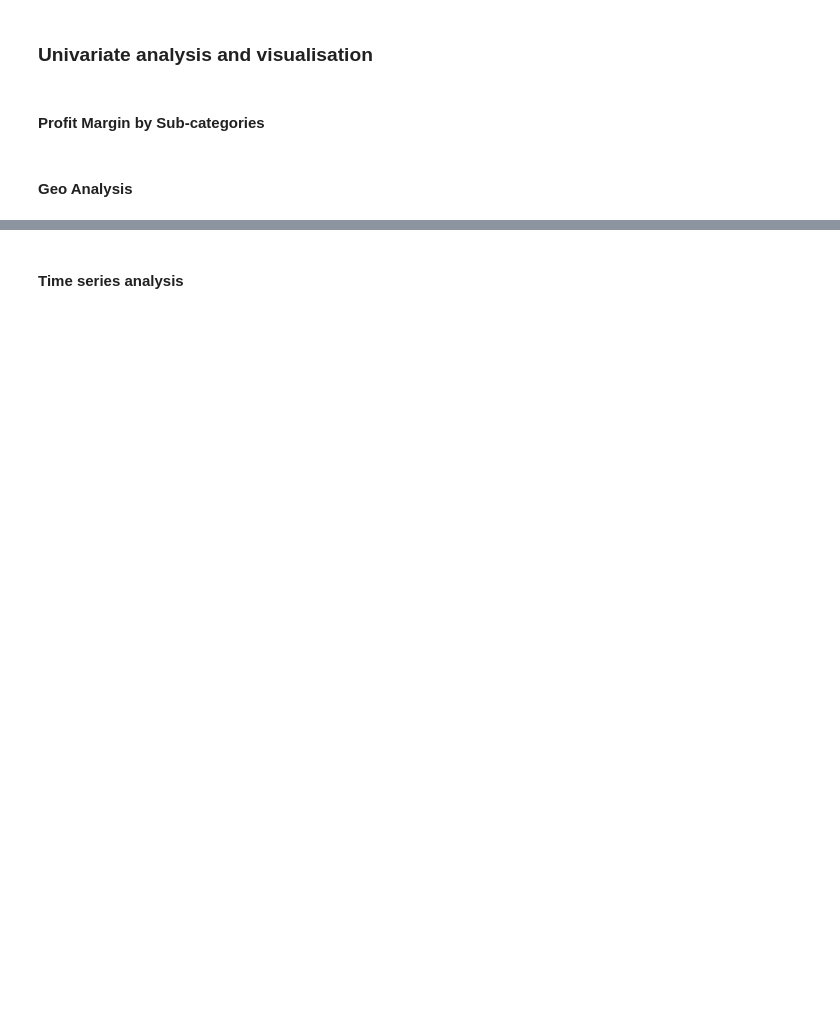
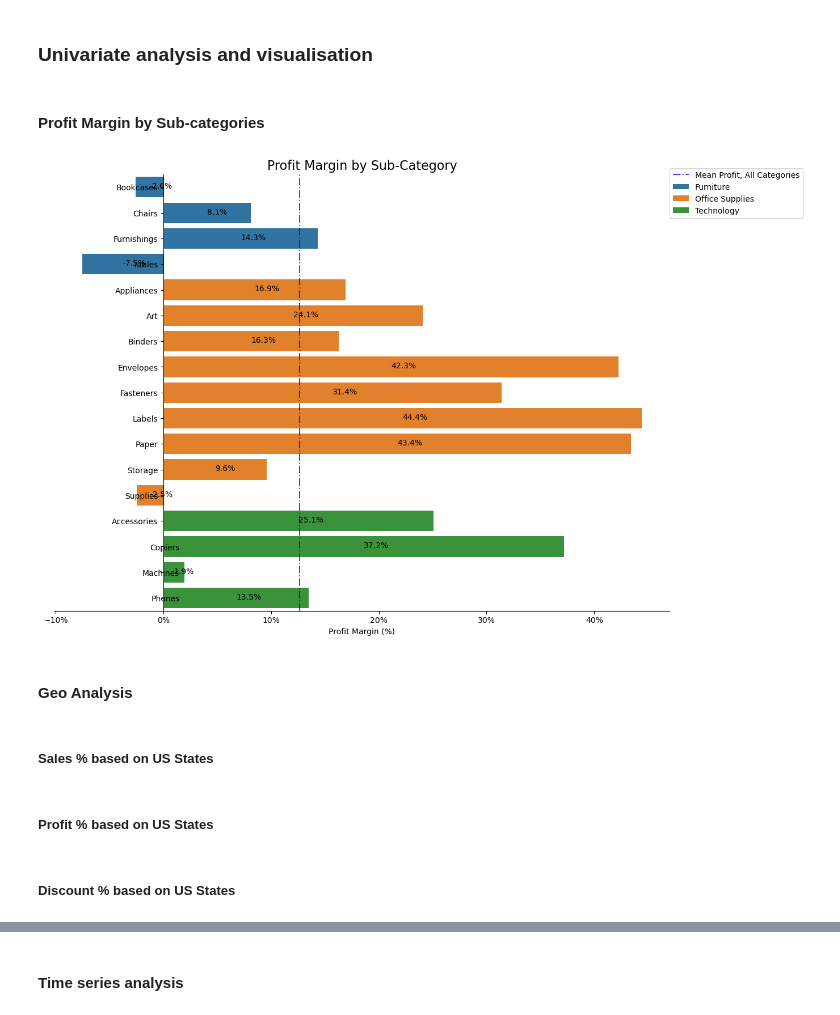
Before and after one commit to nareshwar/uhull-module-1, a Jupyter notebook: assignment_notebook/assignment_final.ipynb, the cells around one changed output, grey strips where cells are left out. Saved outputs shown, nothing was run; the diff lists cells and outputs as text; code cells hidden in the pictures; blank space fills up the shorter version.

```diff
--- a/assignment_notebook/assignment_final.ipynb
+++ b/assignment_notebook/assignment_final.ipynb
@@ -570,39 +804,41 @@ sns.barplot(y=sales_per_cat_subcat['Sub-Category'], x=sales_per_cat_subcat['Prof
                 alpha=1, dodge=False, ax=ax, order=unique_sub_categories_without_custom_label)
 
 #Cleaning out bar junk
-ax.spines['left'].set_position('zero')
+ax.spines['left'].set_position(('data', 0.0))
 ax.spines[['right','top']].set_visible(False)
 ax.set(ylabel=None, xlabel='Profit Margin (%)')
 
 def move_ylabel_tick(index: list):
     """
     Moving the provided ylabel ticks
     """
     for tick in index:
         ax.get_yticklabels()[tick].set_x(0.02)
         ax.get_yticklabels()[tick].set_horizontalalignment('right')
 
 #Moving the y-labels on sub-categories that are making a loss in order to prevent collision of the bar and the text.
 move_ylabel_tick([-1, -2, -3])
 
 #Annotating the profit margin amount for each bar.
 for p in ax.patches:
     _, y = p.get_xy()
 
     ax.annotate(f'{p.get_width()*100 :.1f}%', (p.get_width() / 2, y + 0.45))
 
 #Calculating Superstore's aggregate profit margin in order to compare it to each sub-category's profit margin
 mean_profit = sales_per_cat_subcat['Profit'].sum() / sales_per_cat_subcat['Sales'].sum()
 
 #Plotting a vertical line and annotating the Superstore's aggregate profit margin.
 ax.axvline(mean_profit, color='blue', label='Mean Profit, All Categories', alpha=0.75, ls='-.')
 
 #Setting the title and legend.
 ax.set_title('Profit Margin by Sub-Category', fontdict={'fontsize':16})
 ax.legend(loc=(1, 0.9))
 
 #Formatting the x-axis as %
 ax.xaxis.set_major_formatter(mtick.PercentFormatter(1.0))
+# %% [output]
+[figure, added]
 # %% [markdown]
 #### Geo Analysis
 # %%
@@ -649,7 +896,11 @@ def geo_analysis_by_state(df, feature_column):
     ax.axis('off')
     ax.set_title(f'{feature_column} percent by US State', loc='center', fontsize=20, y=1.0)
     plt.show()
+# %% [markdown]
+##### Sales % based on US States
 # %%
 geo_analysis_by_state(global_super_store_df, 'Sales')
+# %% [markdown]
+##### Profit % based on US States
 # %%
 geo_analysis_by_state(global_super_store_df, 'Profit')
@@ -697,0 +907,2 @@ plt.show()
+# %% [markdown]
+##### Discount % based on US States
```
Also changed, not shown: parts of 31 cells of this notebook.
